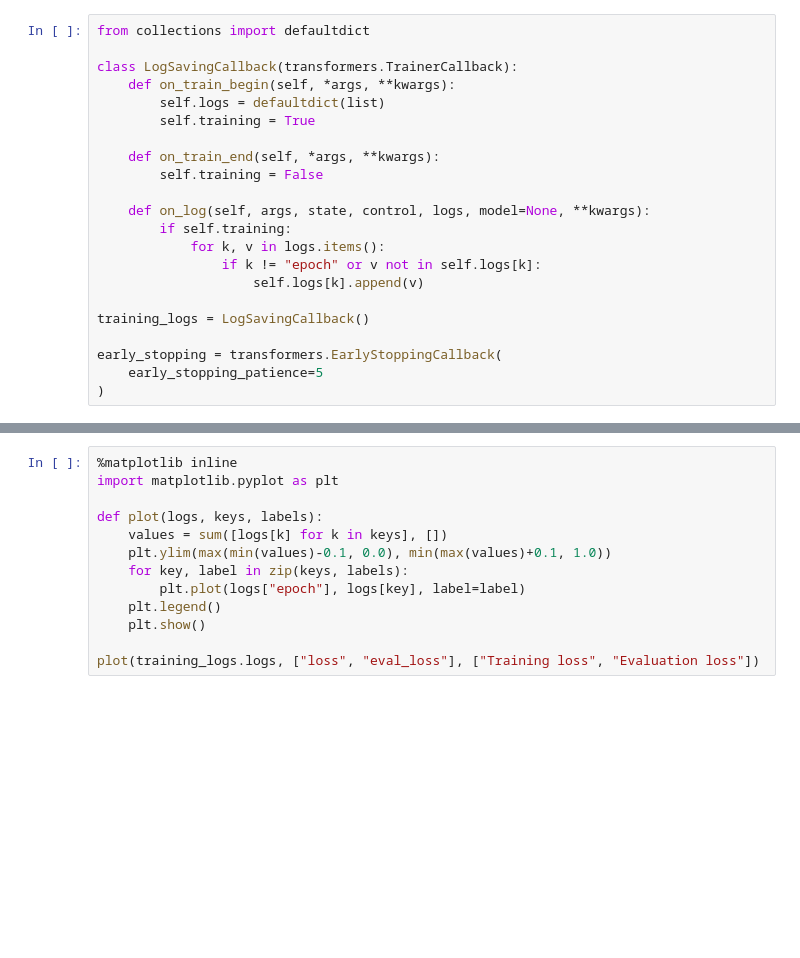
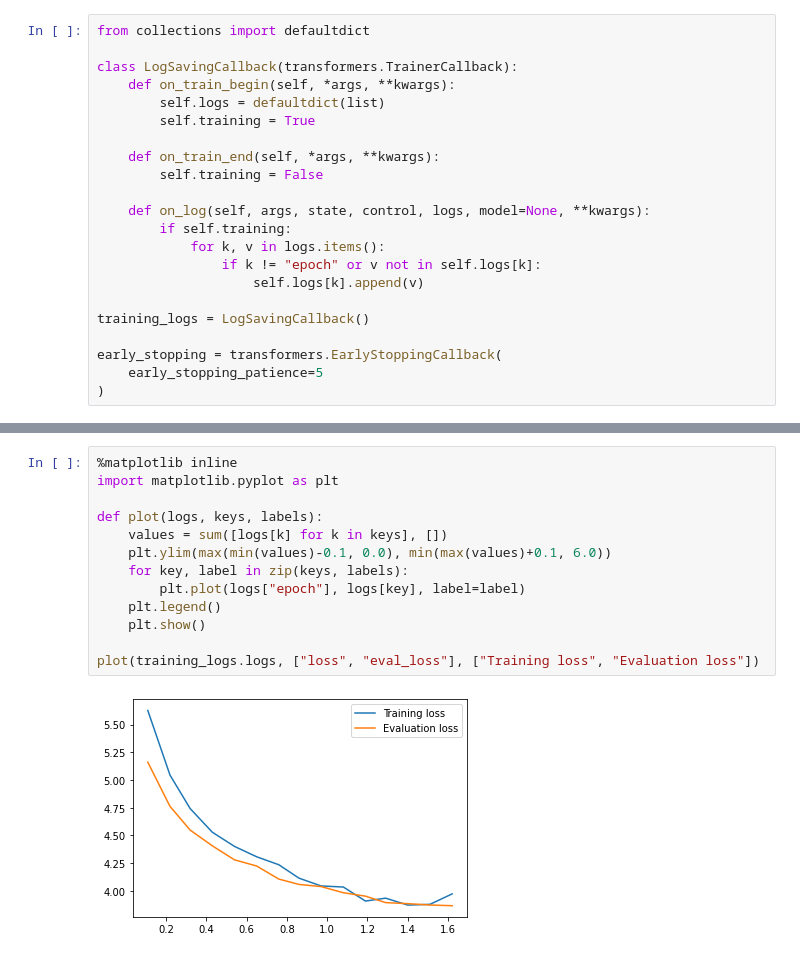
Before and after one commit to TurkuNLP/register-DeepL, a Jupyter notebook: register_simple_test.ipynb, the cells around one changed output, grey strips where cells are left out. Drawn from its saved outputs; the diff is of its cells as text; blank space fills up the shorter version.

```diff
--- a/register_simple_test.ipynb
+++ b/register_simple_test.ipynb
@@ -205,16 +209,18 @@ Accuracy: 0.16181229773462782
 # %%
 %matplotlib inline
 import matplotlib.pyplot as plt
 
 def plot(logs, keys, labels):
     values = sum([logs[k] for k in keys], [])
-    plt.ylim(max(min(values)-0.1, 0.0), min(max(values)+0.1, 1.0))
+    plt.ylim(max(min(values)-0.1, 0.0), min(max(values)+0.1, 6.0))
     for key, label in zip(keys, labels):
         plt.plot(logs["epoch"], logs[key], label=label)
     plt.legend()
     plt.show()
 
 plot(training_logs.logs, ["loss", "eval_loss"], ["Training loss", "Evaluation loss"])
+# %% [output]
+[figure, added]
 # %%
 plot(training_logs.logs, ["eval_accuracy"], ["Evaluation accuracy"])
 # %% [output]
```
Also changed, not shown: parts of 13 cells of this notebook.
